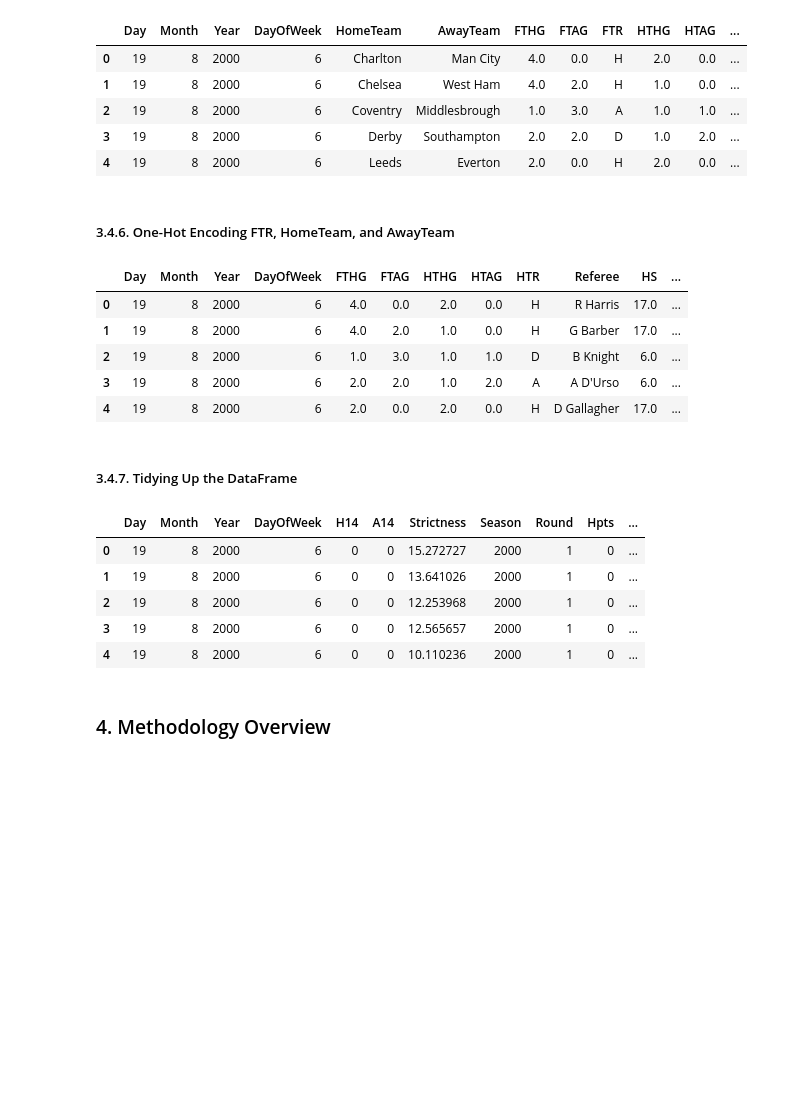
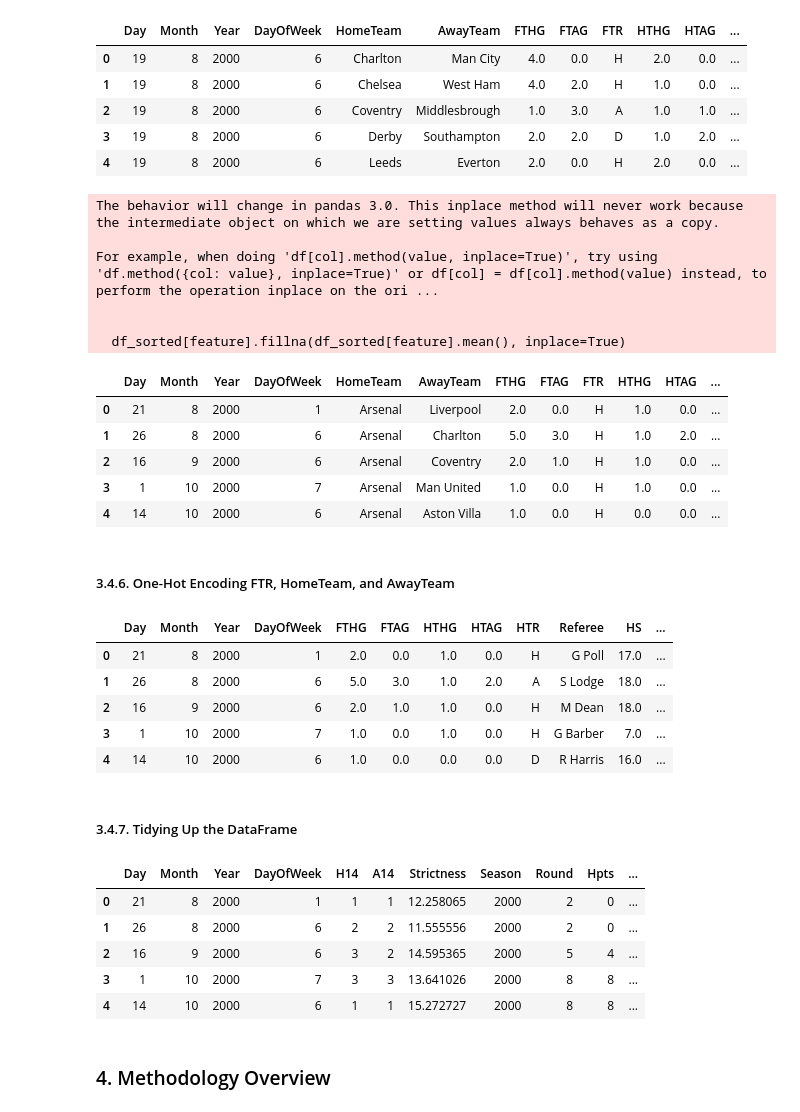
Before and after one commit to SavaniSawaikar/EPL-Prediction, a Jupyter notebook: notebooks/notebook.ipynb, the cells around one changed output. Saved outputs shown, nothing was run; the diff lists cells and outputs as text; code cells hidden in the pictures; blank space fills up the shorter version.

```diff
--- a/notebooks/notebook.ipynb
+++ b/notebooks/notebook.ipynb
@@ -1106,6 +1106,57 @@ df.head()
 | 2 | 19 | 8 | 2000 | 6 | Coventry | Middlesbrough | 1.0 | 3.0 | A | 1.0 | 1.0 | ... |
 | 3 | 19 | 8 | 2000 | 6 | Derby | Southampton | 2.0 | 2.0 | D | 1.0 | 2.0 | ... |
 | 4 | 19 | 8 | 2000 | 6 | Leeds | Everton | 2.0 | 0.0 | H | 2.0 | 0.0 | ... |
+# %%
+rolling_window = 5
+df_sorted = df.sort_values(by=['HomeTeam', 'Season', 'Round']).reset_index(drop=True)
+
+# Rolling average of points for HomeTeam
+df_sorted['Home_Rolling_Points'] = df_sorted.groupby('HomeTeam')['Hpts'].transform(
+    lambda x: x.shift(1).rolling(window=rolling_window, min_periods=1).mean()
+)
+
+# Rolling average of points for AwayTeam
+df_sorted['Away_Rolling_Points'] = df_sorted.groupby('AwayTeam')['Apts'].transform(
+    lambda x: x.shift(1).rolling(window=rolling_window, min_periods=1).mean()
+)
+
+
+# Rolling average of possession for HomeTeam
+df_sorted['Home_Rolling_Possession'] = df_sorted.groupby('HomeTeam')['HTPos_avg'].transform(
+    lambda x: x.shift(1).rolling(window=rolling_window, min_periods=1).mean()
+)
+
+# Rolling average of possession for AwayTeam
+df_sorted['Away_Rolling_Possession'] = df_sorted.groupby('AwayTeam')['ATPos_avg'].transform(
+    lambda x: x.shift(1).rolling(window=rolling_window, min_periods=1).mean()
+)
+
+
+# List of new rolling feature columns
+rolling_features = [
+    'Home_Rolling_Points', 'Away_Rolling_Points',
+    'Home_Rolling_Possession', 'Away_Rolling_Possession'
+]
+
+# Fill NaN values with the mean of each column
+for feature in rolling_features:
+    df_sorted[feature].fillna(df_sorted[feature].mean(), inplace=True)
+
+df = df_sorted.copy()
+df.head()
+# %% [output]
+The behavior will change in pandas 3.0. This inplace method will never work because the intermediate object on which we are setting values always behaves as a copy.
+
+For example, when doing 'df[col].method(value, inplace=True)', try using 'df.method({col: value}, inplace=True)' or df[col] = df[col].method(value) instead, to perform the operation inplace on the ori ...
+
+
+  df_sorted[feature].fillna(df_sorted[feature].mean(), inplace=True)
+|  | Day | Month | Year | DayOfWeek | HomeTeam | AwayTeam | FTHG | FTAG | FTR | HTHG | HTAG | ... |
+| 0 | 21 | 8 | 2000 | 1 | Arsenal | Liverpool | 2.0 | 0.0 | H | 1.0 | 0.0 | ... |
+| 1 | 26 | 8 | 2000 | 6 | Arsenal | Charlton | 5.0 | 3.0 | H | 1.0 | 2.0 | ... |
+| 2 | 16 | 9 | 2000 | 6 | Arsenal | Coventry | 2.0 | 1.0 | H | 1.0 | 0.0 | ... |
+| 3 | 1 | 10 | 2000 | 7 | Arsenal | Man United | 1.0 | 0.0 | H | 1.0 | 0.0 | ... |
+| 4 | 14 | 10 | 2000 | 6 | Arsenal | Aston Villa | 1.0 | 0.0 | H | 0.0 | 0.0 | ... |
 # %% [markdown]
 ##### 3.4.6. One-Hot Encoding FTR, HomeTeam, and AwayTeam
 # %%
@@ -1119,11 +1170,11 @@ df = pd.get_dummies(
 df.head()
 # %% [output]
 |  | Day | Month | Year | DayOfWeek | FTHG | FTAG | HTHG | HTAG | HTR | Referee | HS | ... |
-| 0 | 19 | 8 | 2000 | 6 | 4.0 | 0.0 | 2.0 | 0.0 | H | R Harris | 17.0 | ... |
-| 1 | 19 | 8 | 2000 | 6 | 4.0 | 2.0 | 1.0 | 0.0 | H | G Barber | 17.0 | ... |
-| 2 | 19 | 8 | 2000 | 6 | 1.0 | 3.0 | 1.0 | 1.0 | D | B Knight | 6.0 | ... |
-| 3 | 19 | 8 | 2000 | 6 | 2.0 | 2.0 | 1.0 | 2.0 | A | A D'Urso | 6.0 | ... |
-| 4 | 19 | 8 | 2000 | 6 | 2.0 | 0.0 | 2.0 | 0.0 | H | D Gallagher | 17.0 | ... |
+| 0 | 21 | 8 | 2000 | 1 | 2.0 | 0.0 | 1.0 | 0.0 | H | G Poll | 17.0 | ... |
+| 1 | 26 | 8 | 2000 | 6 | 5.0 | 3.0 | 1.0 | 2.0 | A | S Lodge | 18.0 | ... |
+| 2 | 16 | 9 | 2000 | 6 | 2.0 | 1.0 | 1.0 | 0.0 | H | M Dean | 18.0 | ... |
+| 3 | 1 | 10 | 2000 | 7 | 1.0 | 0.0 | 1.0 | 0.0 | H | G Barber | 7.0 | ... |
+| 4 | 14 | 10 | 2000 | 6 | 1.0 | 0.0 | 0.0 | 0.0 | D | R Harris | 16.0 | ... |
 # %% [markdown]
 ##### 3.4.7. Tidying Up the DataFrame
 # %%
@@ -1136,11 +1187,11 @@ df_copy = df_copy.drop(columns=['FTHG', 'FTAG', 'HTHG', 'HTAG', 'HTR', 'Referee'
 df_copy.head()
 # %% [output]
 |  | Day | Month | Year | DayOfWeek | H14 | A14 | Strictness | Season | Round | Hpts | ... |
-| 0 | 19 | 8 | 2000 | 6 | 0 | 0 | 15.272727 | 2000 | 1 | 0 | ... |
-| 1 | 19 | 8 | 2000 | 6 | 0 | 0 | 13.641026 | 2000 | 1 | 0 | ... |
-| 2 | 19 | 8 | 2000 | 6 | 0 | 0 | 12.253968 | 2000 | 1 | 0 | ... |
-| 3 | 19 | 8 | 2000 | 6 | 0 | 0 | 12.565657 | 2000 | 1 | 0 | ... |
-| 4 | 19 | 8 | 2000 | 6 | 0 | 0 | 10.110236 | 2000 | 1 | 0 | ... |
+| 0 | 21 | 8 | 2000 | 1 | 1 | 1 | 12.258065 | 2000 | 2 | 0 | ... |
+| 1 | 26 | 8 | 2000 | 6 | 2 | 2 | 11.555556 | 2000 | 2 | 0 | ... |
+| 2 | 16 | 9 | 2000 | 6 | 3 | 2 | 14.595365 | 2000 | 5 | 4 | ... |
+| 3 | 1 | 10 | 2000 | 7 | 3 | 3 | 13.641026 | 2000 | 8 | 8 | ... |
+| 4 | 14 | 10 | 2000 | 6 | 1 | 1 | 15.272727 | 2000 | 8 | 8 | ... |
 # %% [markdown]
 ### 4. Methodology Overview
 # %%
```
Also changed, not shown: parts of 12 cells of this notebook.
